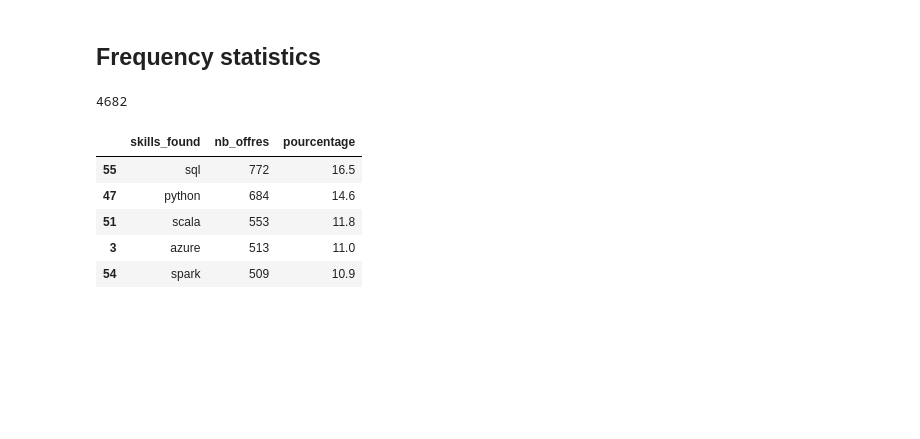
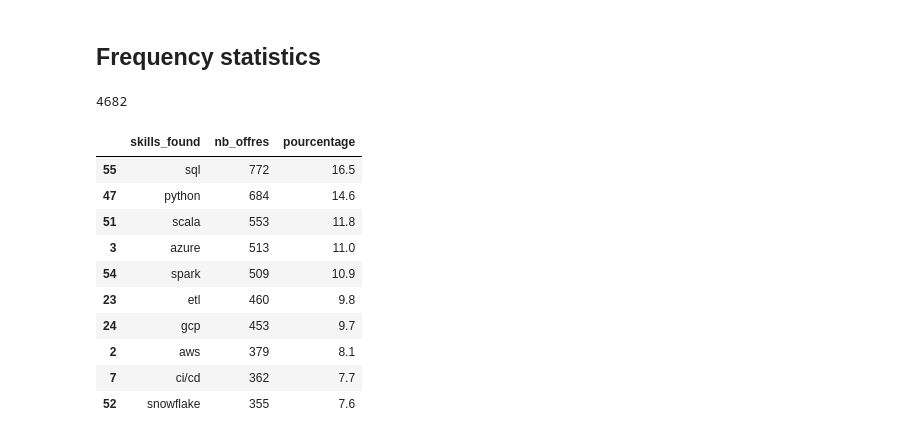
Before and after one commit to thcarole1/data-engineer-skills, a Jupyter notebook: notebooks/Data engineer skills.ipynb, the cells around one changed output. Saved outputs shown, nothing was run; the diff lists cells and outputs as text; code cells hidden in the pictures; blank space fills up the shorter version.

Commit message:
Visualization of top skills in demand ok

```diff
--- a/notebooks/Data engineer skills.ipynb
+++ b/notebooks/Data engineer skills.ipynb
@@ -222,25 +224,30 @@ skills_long
 # %%
 total_offres = df["id"].nunique()
 
 print(total_offres)
 
 skills_stats = (
     skills_long.groupby("skills_found")["id"]
     .nunique()
     .reset_index()
     .rename(columns={"id": "nb_offres"})
 )
 
 skills_stats["pourcentage"] = (skills_stats["nb_offres"] / total_offres * 100).round(1)
 
 skills_stats = skills_stats.sort_values("pourcentage", ascending=False)
 
-skills_stats.head()
+skills_stats.head(10)
 # %% [output]
 4682
 |  | skills_found | nb_offres | pourcentage |
 | 55 | sql | 772 | 16.5 |
 | 47 | python | 684 | 14.6 |
 | 51 | scala | 553 | 11.8 |
 | 3 | azure | 513 | 11.0 |
 | 54 | spark | 509 | 10.9 |
+| 23 | etl | 460 | 9.8 |
+| 24 | gcp | 453 | 9.7 |
+| 2 | aws | 379 | 8.1 |
+| 7 | ci/cd | 362 | 7.7 |
+| 52 | snowflake | 355 | 7.6 |
```
Also changed, not shown: parts of 4 cells of this notebook.
